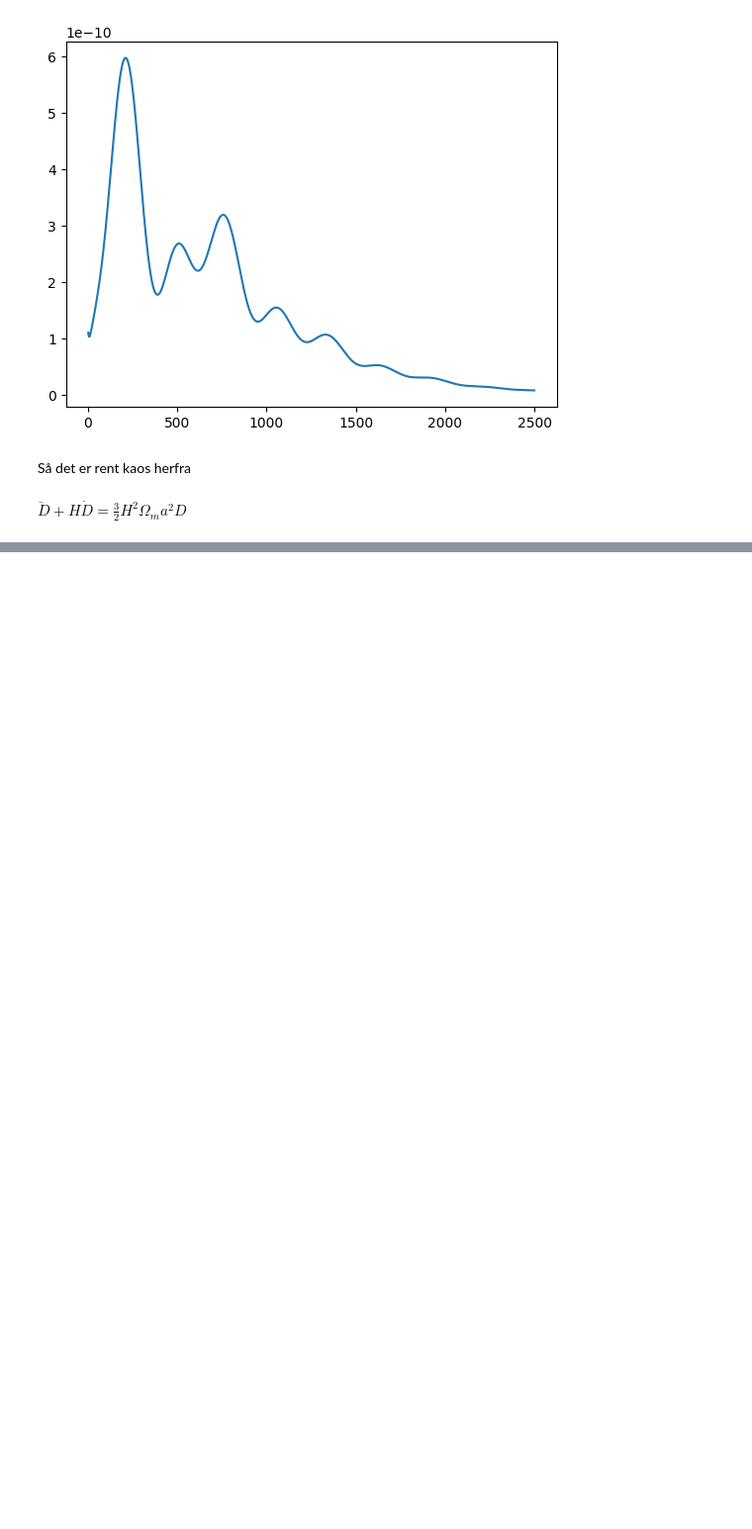
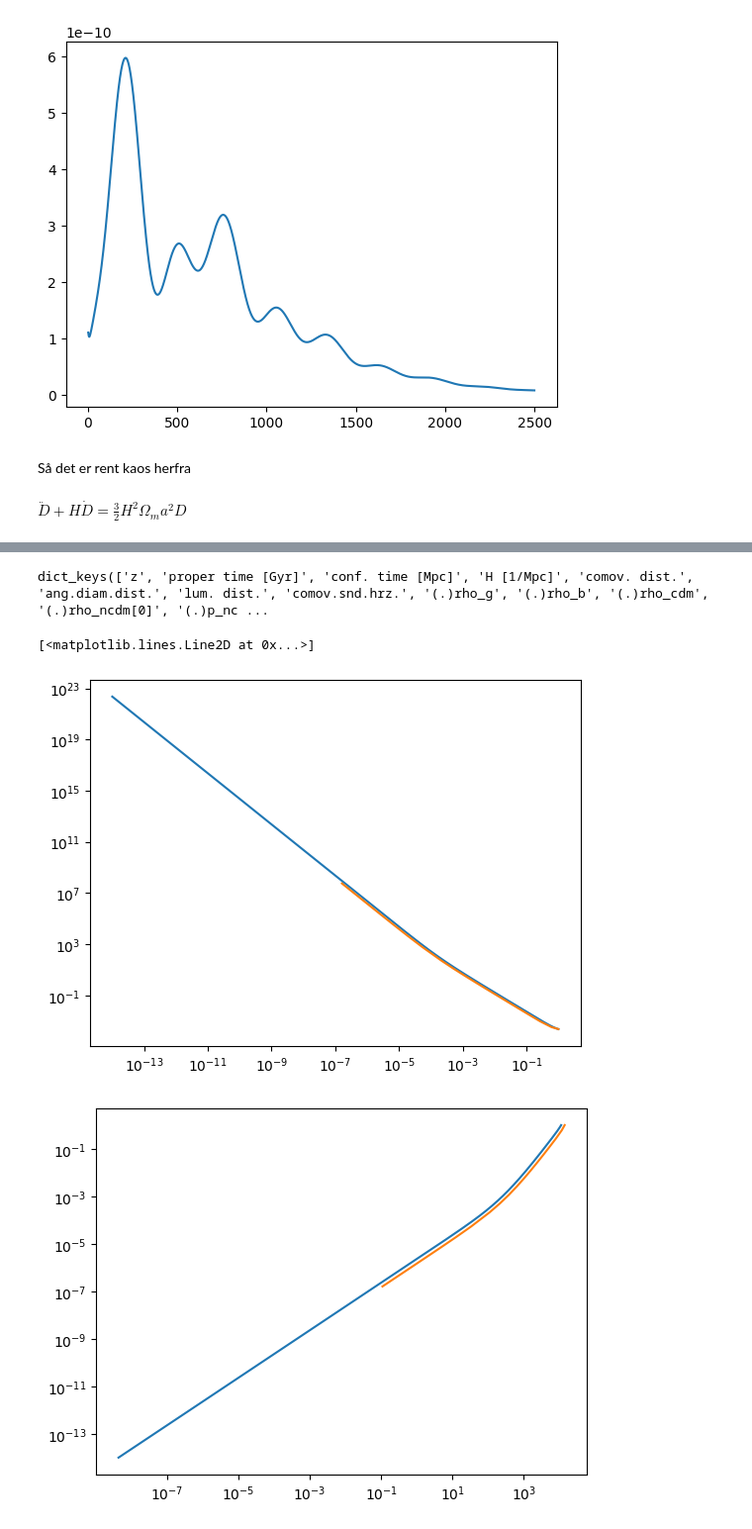
Before and after one commit to eriksteenberg/Grim-kode, a Jupyter notebook: Class shenanigens.ipynb, the cells around one changed output, grey strips where cells are left out. Shown: that part at 99% size. Drawn from its saved outputs; the diff is of its cells as text; code cells hidden in the pictures; blank space fills up the shorter version.

```diff
--- a/Class shenanigens.ipynb
+++ b/Class shenanigens.ipynb
@@ -239,0 +387,18 @@ $\frac{d\delta}{dt} = -\frac{\theta}{a}\quad a d\tau = dt\\
+# %%
+H1 = bg["H [1/Mpc]"]
+#print(H)
+a1 = 1/(1 + bg['z'])
+pts0.keys()
+#pts0['tau [Mpc]']
+plt.loglog(a1,H1)
+plt.loglog(a,H(a))
+#plt.xlim([1e-6,1e-4])
+plt.figure(1341)
+print(bg.keys())
+plt.loglog(bg['conf. time [Mpc]'],a1)
+plt.loglog(tau,a)
+# %% [output]
+dict_keys(['z', 'proper time [Gyr]', 'conf. time [Mpc]', 'H [1/Mpc]', 'comov. dist.', 'ang.diam.dist.', 'lum. dist.', 'comov.snd.hrz.', '(.)rho_g', '(.)rho_b', '(.)rho_cdm', '(.)rho_ncdm[0]', '(.)p_nc ...
+[<matplotlib.lines.Line2D at 0x...>]
+[figure, added]
+[figure, added]
```
Also changed, not shown: parts of 11 cells of this notebook.
